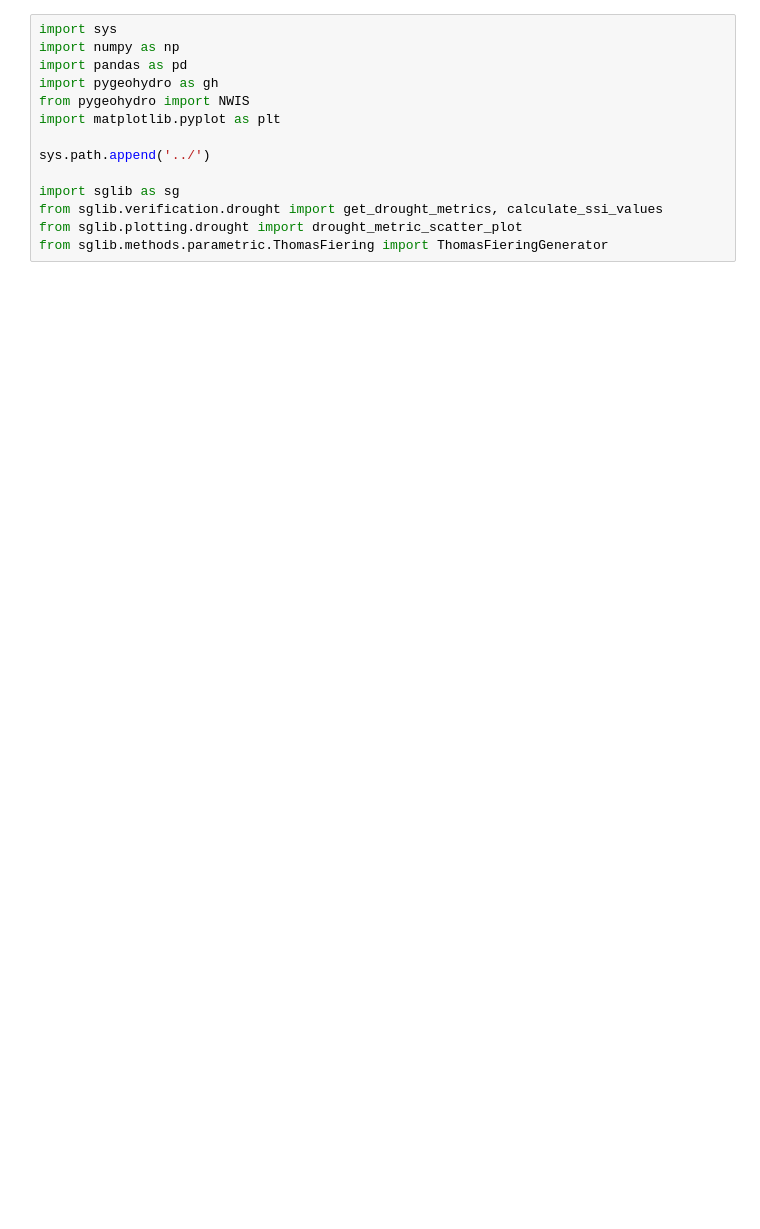
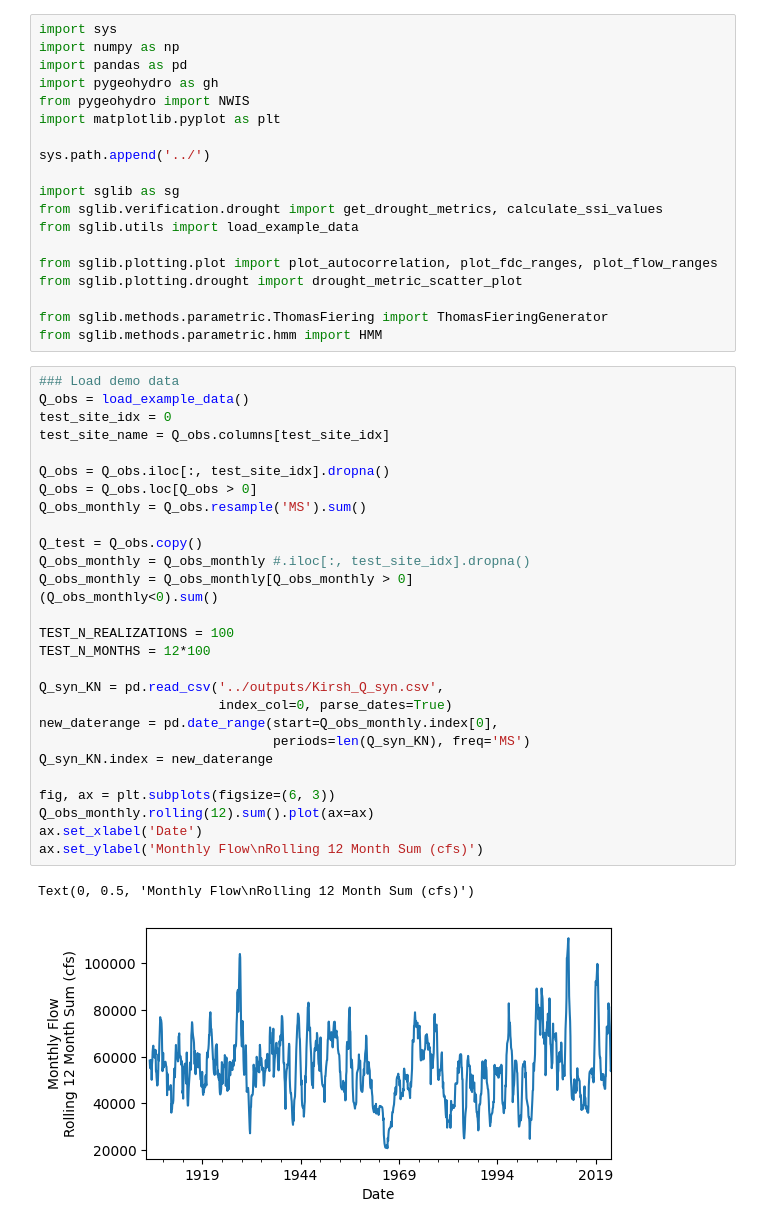
Before and after one commit to TrevorJA/SGLib, a Jupyter notebook: examples/getting_started.ipynb, the cells around one changed output. Drawn from its saved outputs; the diff is of its cells as text; blank space fills up the shorter version.

```diff
--- a/examples/getting_started.ipynb
+++ b/examples/getting_started.ipynb
@@ -10,5 +10,41 @@ sys.path.append('../')
 
 import sglib as sg
 from sglib.verification.drought import get_drought_metrics, calculate_ssi_values
+from sglib.utils import load_example_data
+
+from sglib.plotting.plot import plot_autocorrelation, plot_fdc_ranges, plot_flow_ranges
 from sglib.plotting.drought import drought_metric_scatter_plot
+
 from sglib.methods.parametric.ThomasFiering import ThomasFieringGenerator
+from sglib.methods.parametric.hmm import HMM
+# %%
+### Load demo data
+Q_obs = load_example_data()
+test_site_idx = 0
+test_site_name = Q_obs.columns[test_site_idx]
+
+Q_obs = Q_obs.iloc[:, test_site_idx].dropna()
+Q_obs = Q_obs.loc[Q_obs > 0]
+Q_obs_monthly = Q_obs.resample('MS').sum()
+
+Q_test = Q_obs.copy()
+Q_obs_monthly = Q_obs_monthly #.iloc[:, test_site_idx].dropna()
+Q_obs_monthly = Q_obs_monthly[Q_obs_monthly > 0]
+(Q_obs_monthly<0).sum()
+
+TEST_N_REALIZATIONS = 100
+TEST_N_MONTHS = 12*100
+
+Q_syn_KN = pd.read_csv('../outputs/Kirsh_Q_syn.csv',
+                       index_col=0, parse_dates=True)
+new_daterange = pd.date_range(start=Q_obs_monthly.index[0],
+                              periods=len(Q_syn_KN), freq='MS')
+Q_syn_KN.index = new_daterange
+
+fig, ax = plt.subplots(figsize=(6, 3))
+Q_obs_monthly.rolling(12).sum().plot(ax=ax)
+ax.set_xlabel('Date')
+ax.set_ylabel('Monthly Flow\nRolling 12 Month Sum (cfs)')
+# %% [output]
+Text(0, 0.5, 'Monthly Flow\nRolling 12 Month Sum (cfs)')
+[figure, added]
```
Also changed, not shown: parts of 15 cells of this notebook, 31 other files.
